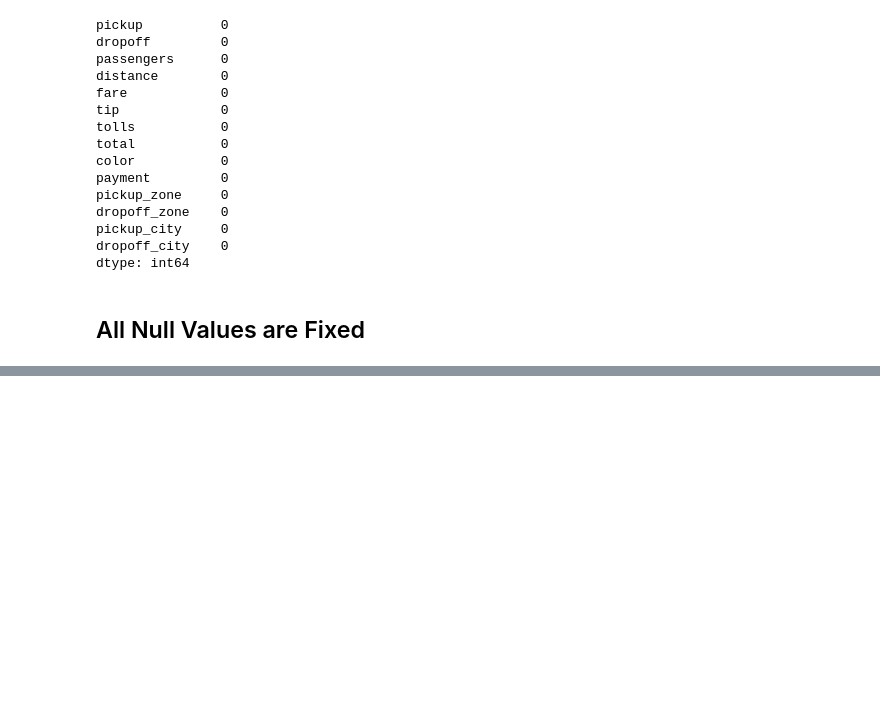
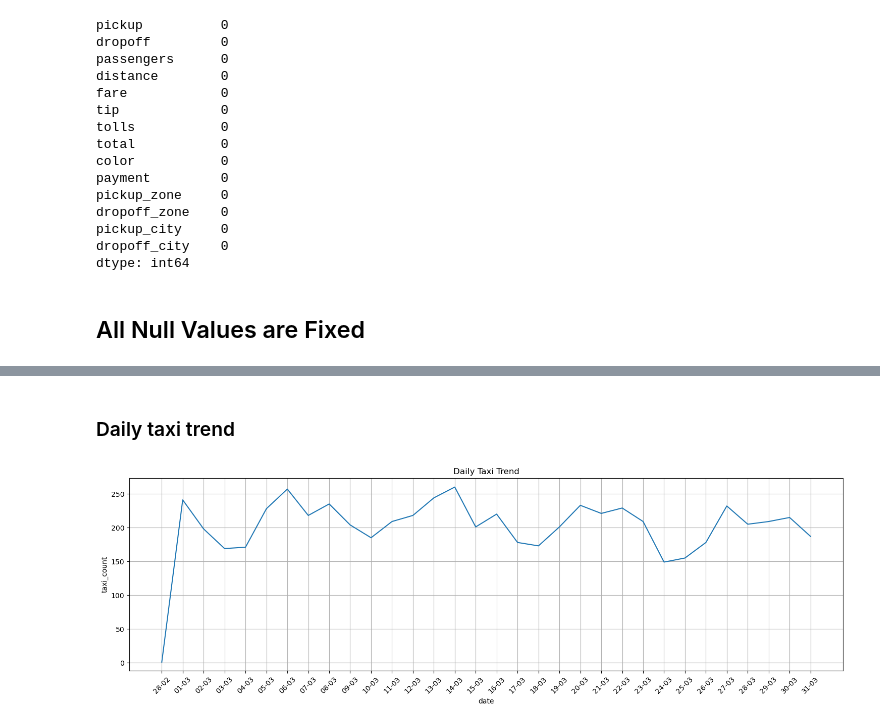
Before and after one commit to Kishansoni3739/seaborn_taxis_data_EDA, a Jupyter notebook: taxis_eda.ipynb, the cells around one changed output, grey strips where cells are left out. Cells and saved outputs as stored; diff of their text form; code cells hidden in the pictures; blank space fills up the shorter version.

Commit message:
Daily trend and Hourly trend

```diff
--- a/taxis_eda.ipynb
+++ b/taxis_eda.ipynb
@@ -207,0 +249,2 @@ dtype: int64
+# %%
+data.drop('month', axis=1, inplace=True)
@@ -207,0 +258,2 @@ dtype: int64
+# %%
+data['month'] = data['pickup'].dt.month_name()
@@ -207,0 +276,4 @@ dtype: int64
+# %%
+taxi_count = data.groupby('date').size().reset_index(name = "taxi_count")
+# %%
+taxi_count['date'] = pd.to_datetime(taxi_count['date']).dt.strftime('%d-%m')
@@ -207,0 +300,14 @@ dtype: int64
+# %% [markdown]
+### Daily taxi trend
+# %%
+plt.figure(figsize=(15,5))
+sns.lineplot(x="date", y="taxi_count", data=taxi_count)
+
+plt.xticks(rotation=45)
+plt.title("Daily Taxi Trend")
+plt.tight_layout()
+plt.grid()
+plt.savefig("daily_trend.png", dpi=300)
+plt.show()
+# %% [output]
+[figure, added]
```
Also changed, not shown: parts of 14 cells of this notebook, 3 other files.
